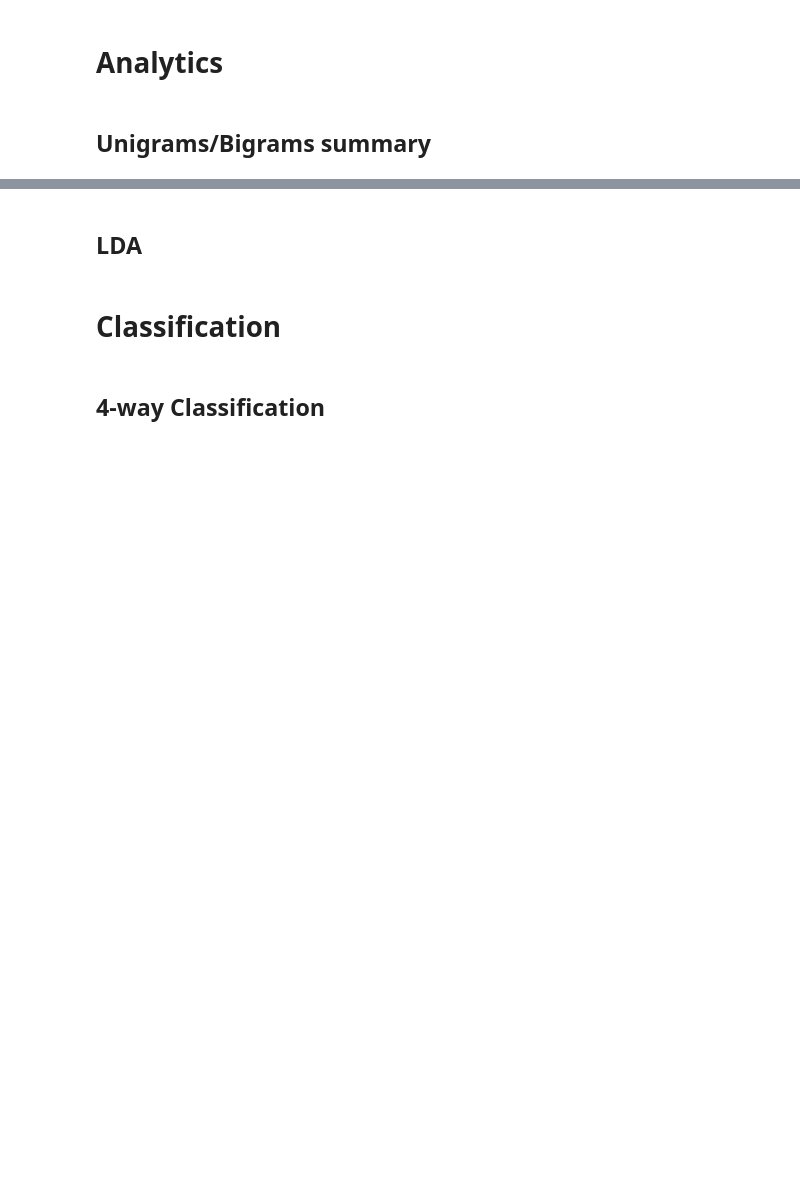
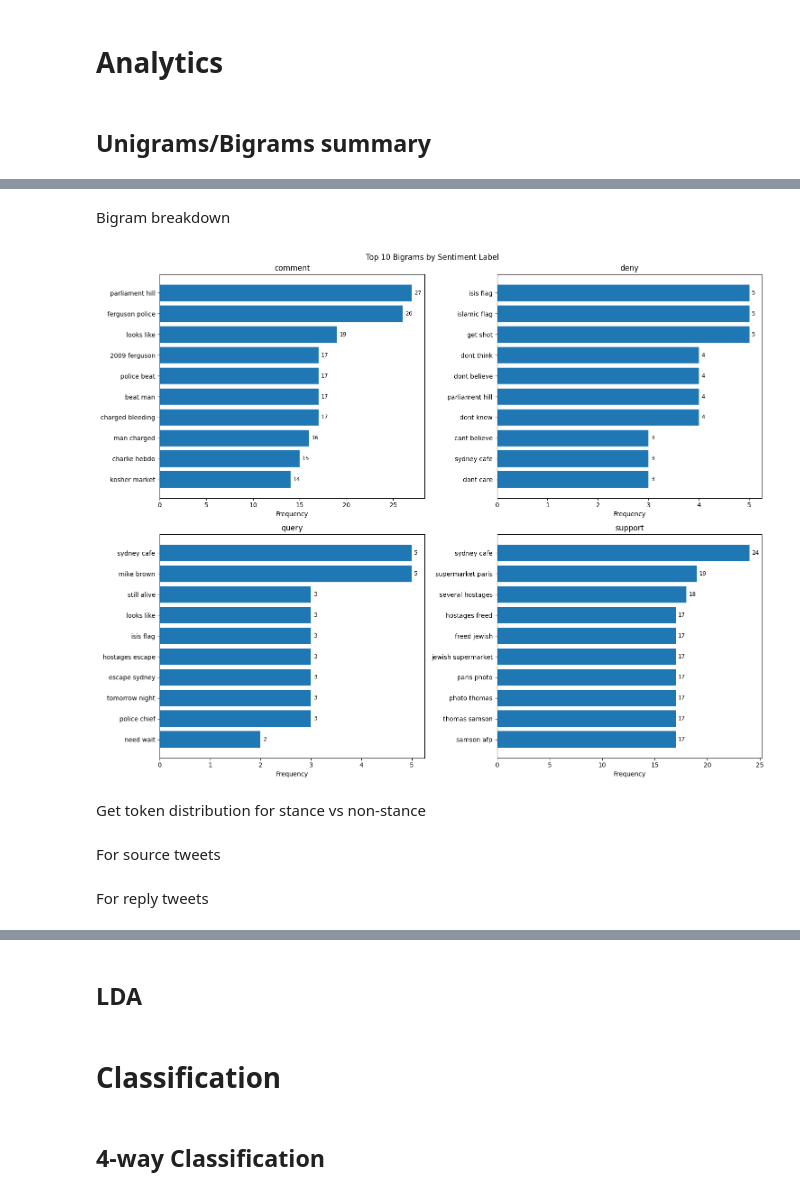
Before and after one commit to NamLe0609/natural-language-processing, a Jupyter notebook: main.ipynb, the cells around one changed output, grey strips where cells are left out. Drawn from its saved outputs; the diff is of its cells as text; code cells hidden in the pictures; blank space fills up the shorter version.

```diff
--- a/main.ipynb
+++ b/main.ipynb
@@ -78,0 +212,32 @@ Tweets without sentiment: 256
+# %% [markdown]
+Bigram breakdown
+# %%
+fig2, axes2 = plt.subplots(2, 2, figsize=(15, 12))
+fig2.suptitle('Top 10 Bigrams by Sentiment Label')
+axes2 = axes2.flatten()
+
+for idx, label in enumerate(stance_labels):
+    if label in ngram_data['bigrams'] and ngram_data['bigrams'][label]:
+        bigrams, freqs = zip(*ngram_data['bigrams'][label][:10])
+        ax = axes2[idx]
+        bars = ax.barh(range(len(bigrams)), freqs)
+        ax.set_yticks(range(len(bigrams)))
+        ax.set_yticklabels(bigrams)
+        ax.invert_yaxis()
+        ax.set_xlabel('Frequency')
+        ax.set_title(f'{label}')
+
+        # Add frequency values on bars
+        for bar in bars:
+            width = bar.get_width()
+            ax.text(width + max(freqs)*0.01, bar.get_y() + bar.get_height()/2,
+                   f'{int(width)}', va='center', fontsize=9)
+
+plt.tight_layout()
+plt.show()
+# %% [output]
+[figure, added]
+# %% [markdown]
+Get token distribution for stance vs non-stance
+# %% [markdown]
+For source tweets
@@ -78,0 +283,2 @@ Tweets without sentiment: 256
+# %% [markdown]
+For reply tweets
```
Also changed, not shown: parts of 23 cells of this notebook, 2 other files.
